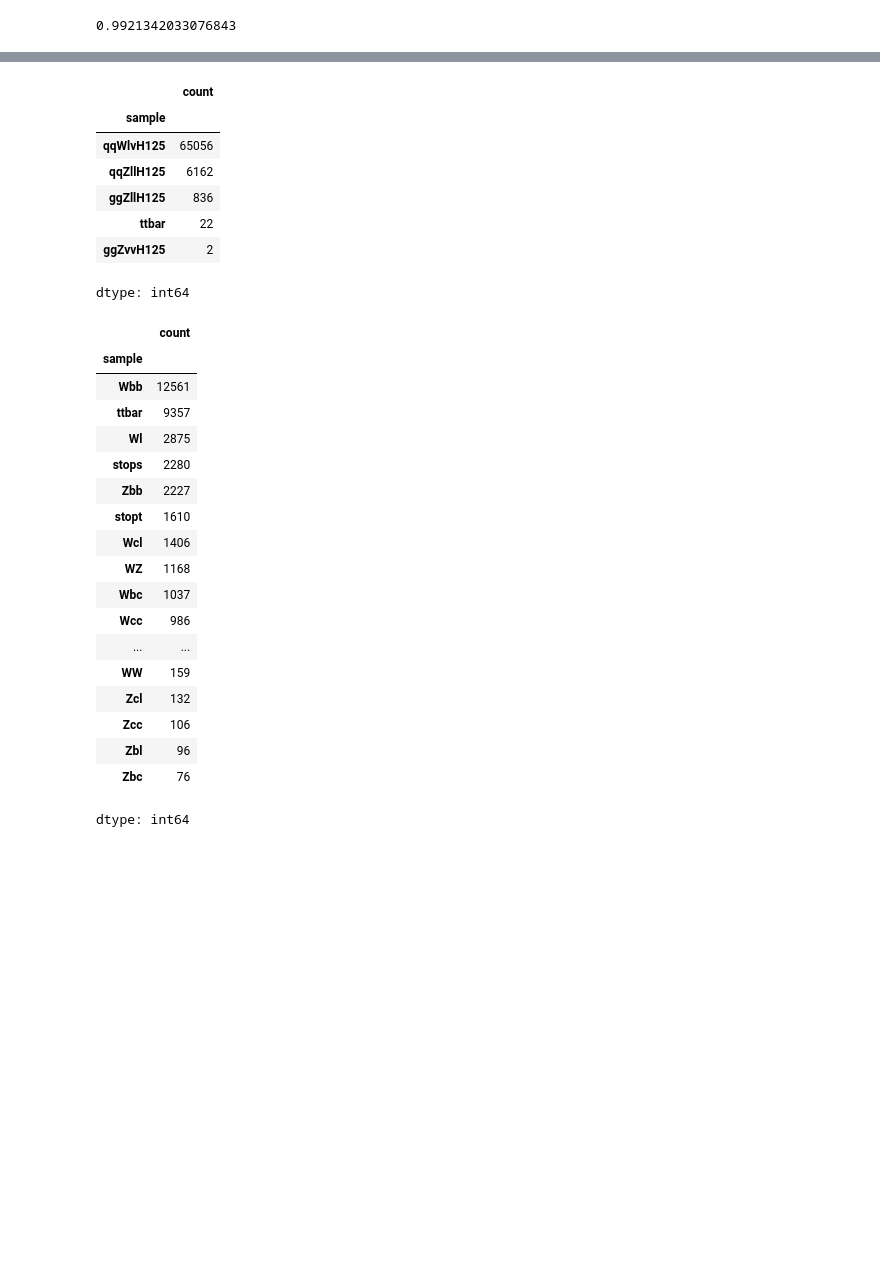
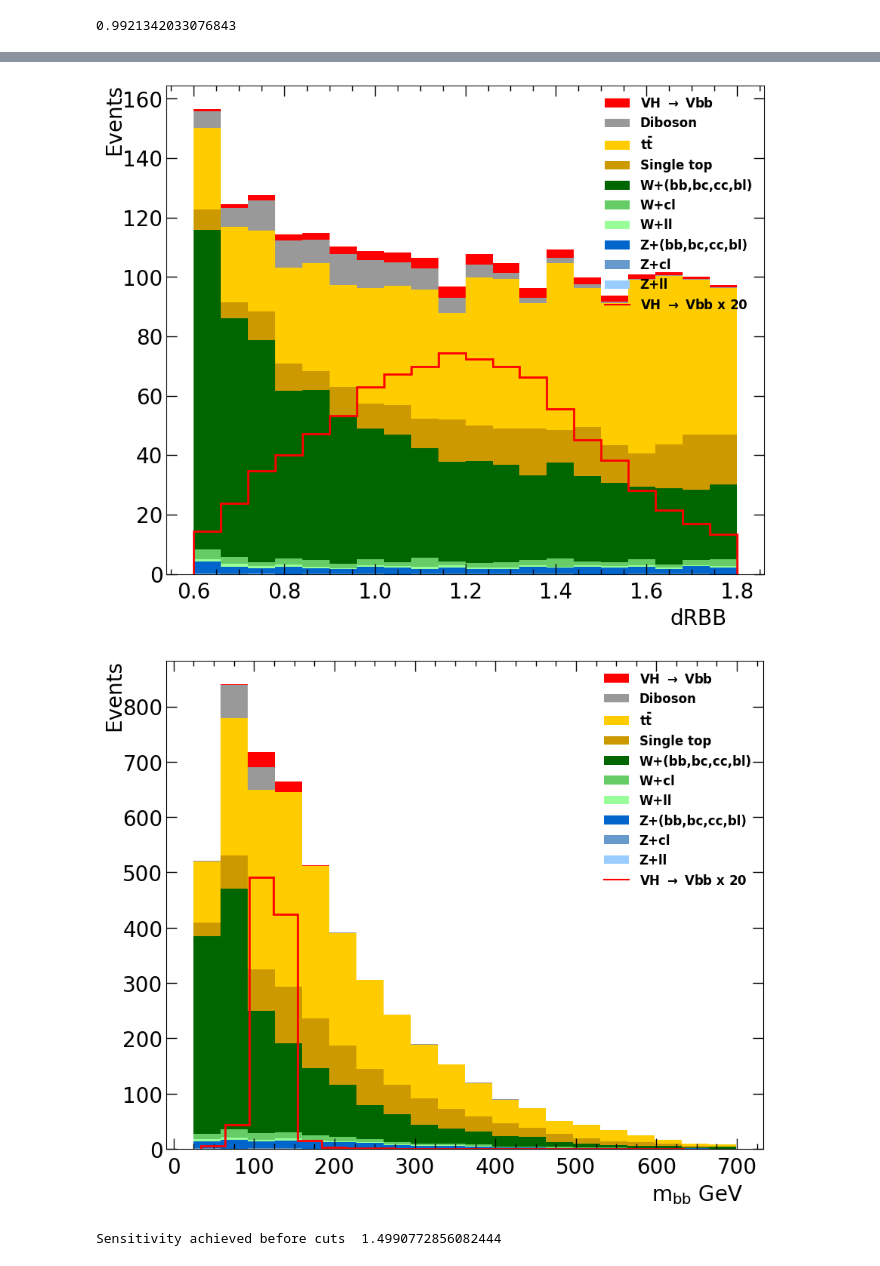
Before and after one commit to mondo-lee/in2HEP, a Jupyter notebook: notebooks/cuts_baseline.ipynb, the cells around one changed output, grey strips where cells are left out. Cells and saved outputs as stored; diff of their text form; code cells hidden in the pictures; blank space fills up the shorter version.

```diff
--- a/notebooks/cuts_baseline.ipynb
+++ b/notebooks/cuts_baseline.ipynb
@@ -210,36 +295,28 @@ plt.scatter(df_trim['EventWeight'], df_trim['training_weight'], s=2)
-# %%
-train_event_ratio = df_trim['training_weight']/df_trim['EventWeight']
-slope_filter_te1 =  train_event_ratio > 850
-
-df_trim[slope_filter_te1]['sample'].value_counts()
-# %% [output]
-|  | count |
-| sample |  |
-| qqWlvH125 | 65056 |
-| qqZllH125 | 6162 |
-| ggZllH125 | 836 |
-| ttbar | 22 |
-| ggZvvH125 | 2 |
-dtype: int64
-# %%
-df_trim[~slope_filter_et1]['sample'].value_counts()
-# %% [output]
-|  | count |
-| sample |  |
-| Wbb | 12561 |
-| ttbar | 9357 |
-| Wl | 2875 |
-| stops | 2280 |
-| Zbb | 2227 |
-| stopt | 1610 |
-| Wcl | 1406 |
-| WZ | 1168 |
-| Wbc | 1037 |
-| Wcc | 986 |
-| ... | ... |
-| WW | 159 |
-| Zcl | 132 |
-| Zcc | 106 |
-| Zbl | 96 |
-| Zbc | 76 |
-dtype: int64
+# %%
+# manual + greedy algorithm - keep reducing until sensitivity decreases on one dimension
+
+# manual:
+
+# Apply cut
+df_trim1 = df_trim[(df_trim['dRBB'] < 1.8) & (df_trim['dRBB'] > 0.6)] #dRBB between 0.6 and 1.8
+
+
+#
+plot_variable(df_trim1, 'dRBB')
+
+# The code below plots the mBB distribution before any selection is applied
+plot_variable(df_trim,'mBB')
+
+# Calculate and output the sensitivity based up the original mBB distribution prior to any selection
+# The sensitivity is calculated using the profile likelihood ratio test and Asimov approach
+print("Sensitivity achieved before cuts ",sensitivity_cut_based(df_trim))
+
+# The code below plots the mBB distribution after the selection has applied
+plot_variable(df_trim1,'mBB')
+
+# Calculate and output the sensitivity based up the mBB distribution after the selectoin has been applied
+print("Sensitivity achieved after cuts ",sensitivity_cut_based(df_trim1))
+# %% [output]
+[figure, added]
+[figure, added]
+Sensitivity achieved before cuts  1.4990772856082444
```
Also changed, not shown: parts of 24 cells of this notebook.
